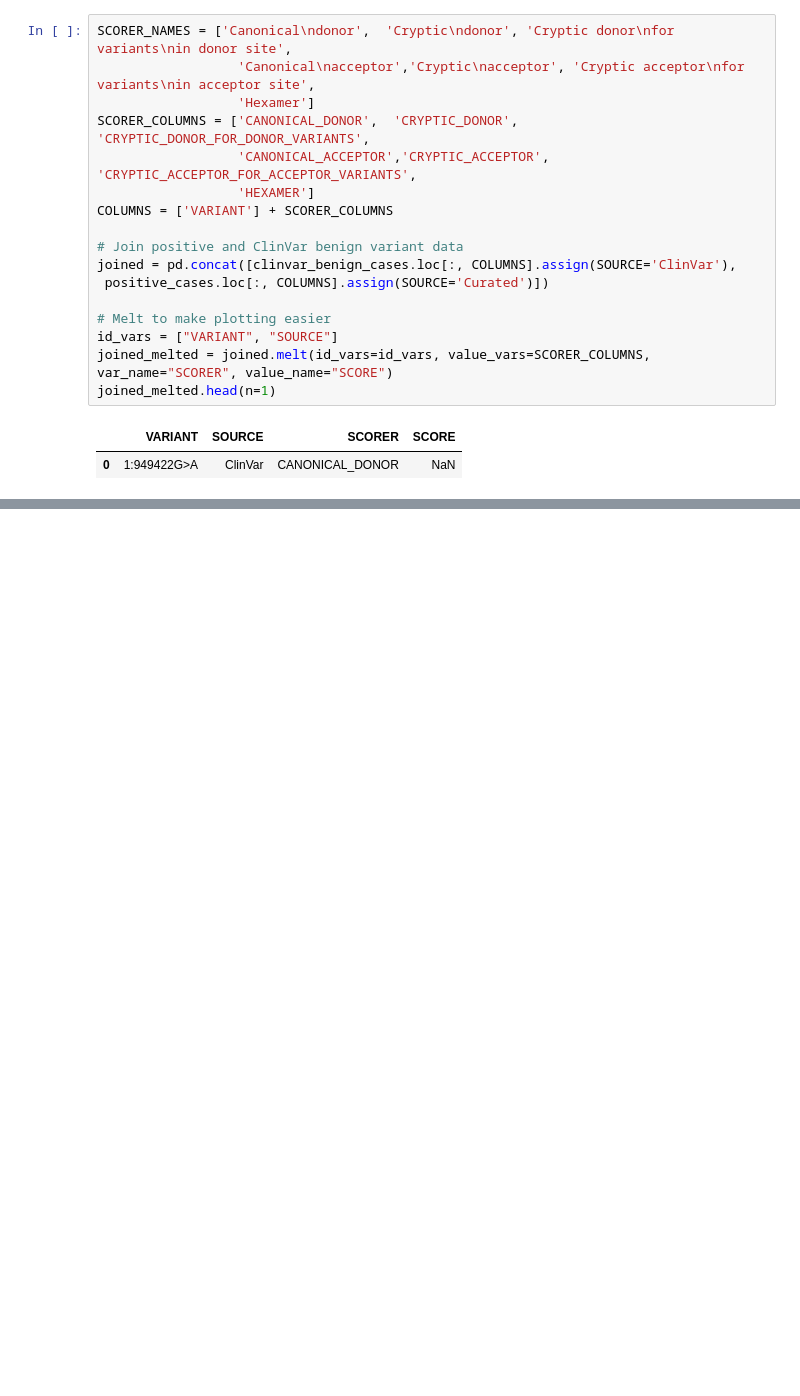
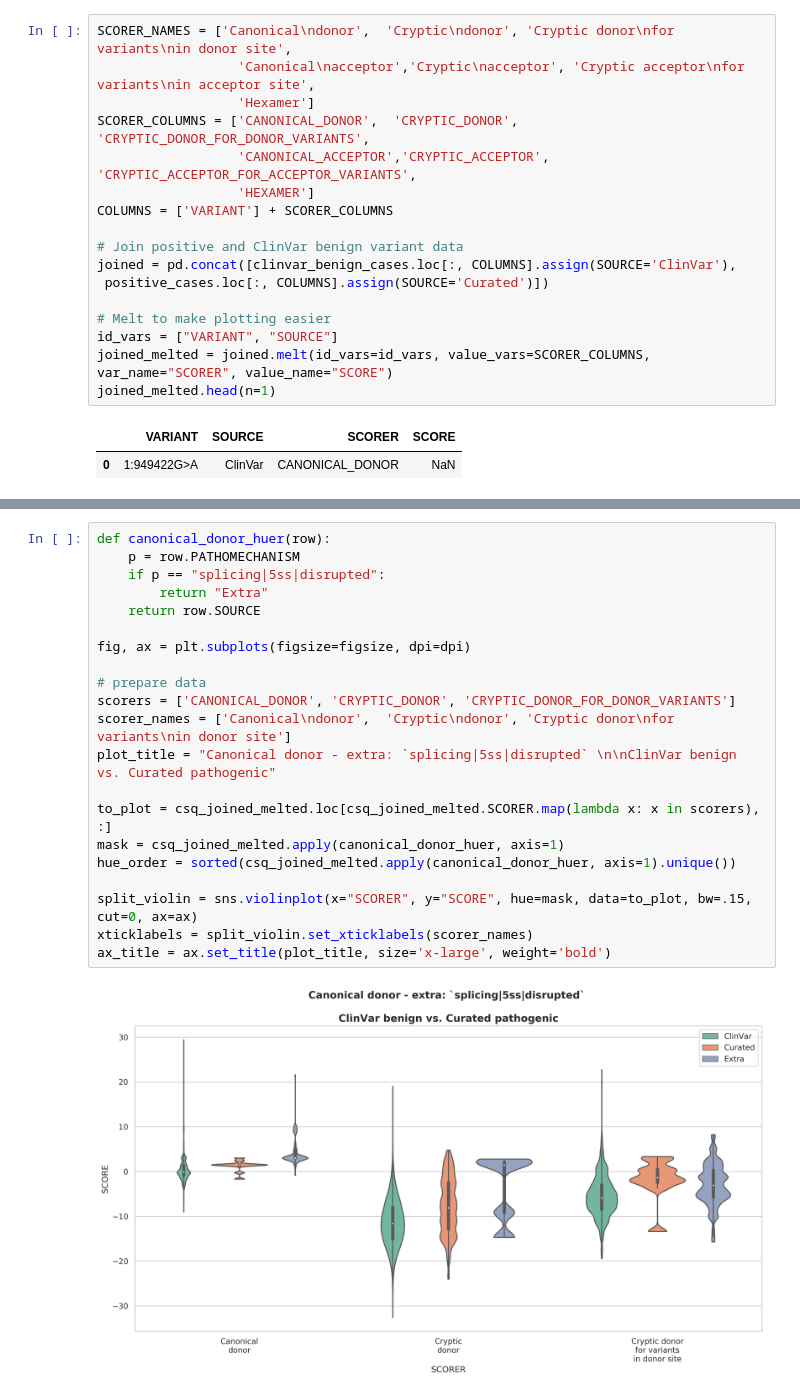
Before and after one commit to monarch-initiative/ExomiserSimulations, a Jupyter notebook: Splice scorers.ipynb, the cells around one changed output, grey strips where cells are left out. Cells and saved outputs as stored; diff of their text form; blank space fills up the shorter version.

```diff
--- a/Splice scorers.ipynb
+++ b/Splice scorers.ipynb
@@ -109,0 +190,23 @@ ax_title = strip.set_title("ClinVar benign vs. Curated pathogenic", size='x-larg
+# %%
+def canonical_donor_huer(row):
+    p = row.PATHOMECHANISM
+    if p == "splicing|5ss|disrupted":
+        return "Extra"
+    return row.SOURCE
+
+fig, ax = plt.subplots(figsize=figsize, dpi=dpi)
+
+# prepare data
+scorers = ['CANONICAL_DONOR', 'CRYPTIC_DONOR', 'CRYPTIC_DONOR_FOR_DONOR_VARIANTS']
+scorer_names = ['Canonical\ndonor',  'Cryptic\ndonor', 'Cryptic donor\nfor variants\nin donor site']
+plot_title = "Canonical donor - extra: `splicing|5ss|disrupted` \n\nClinVar benign vs. Curated pathogenic"
+
+to_plot = csq_joined_melted.loc[csq_joined_melted.SCORER.map(lambda x: x in scorers), :]
+mask = csq_joined_melted.apply(canonical_donor_huer, axis=1)
+hue_order = sorted(csq_joined_melted.apply(canonical_donor_huer, axis=1).unique())
+
+split_violin = sns.violinplot(x="SCORER", y="SCORE", hue=mask, data=to_plot, bw=.15, cut=0, ax=ax)
+xticklabels = split_violin.set_xticklabels(scorer_names)
+ax_title = ax.set_title(plot_title, size='x-large', weight='bold')
+# %% [output]
+[figure, added]
```
Also changed, not shown: parts of 29 cells of this notebook.
